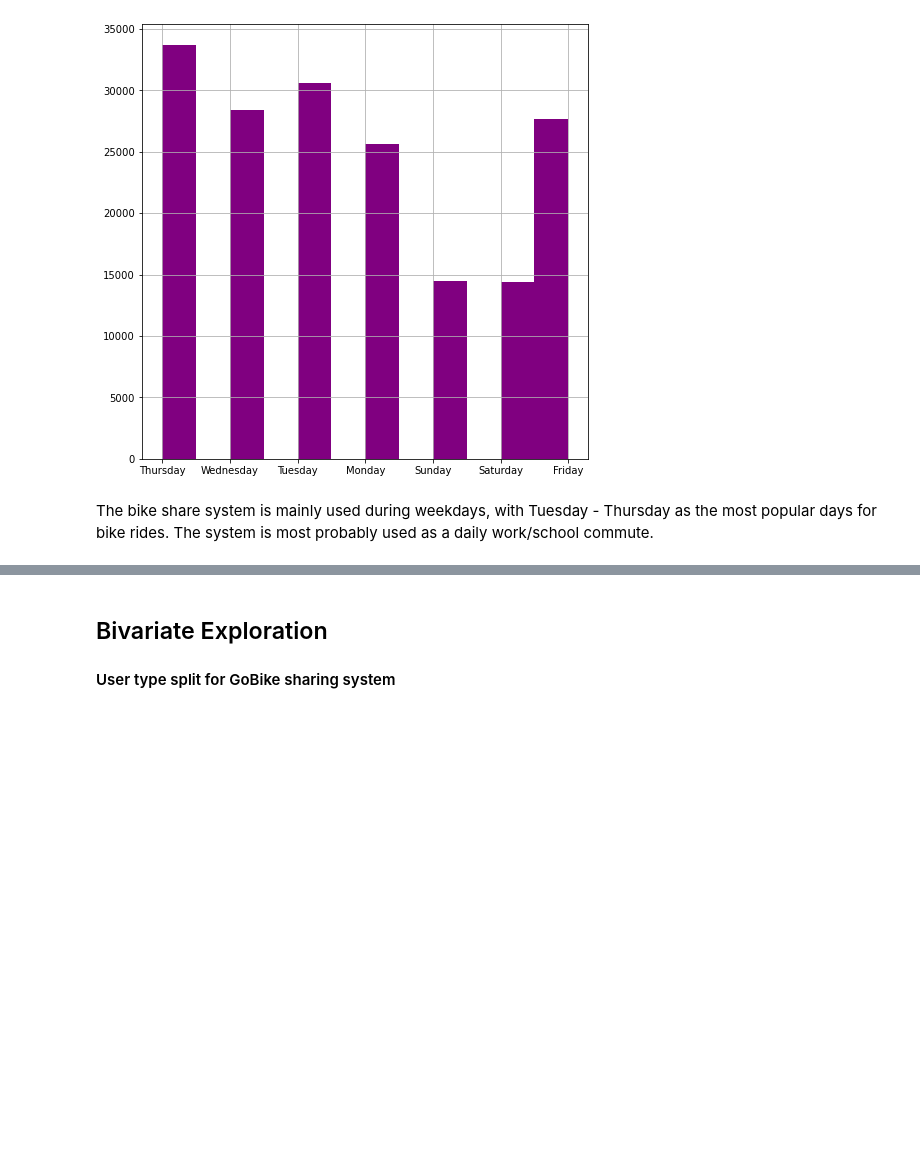
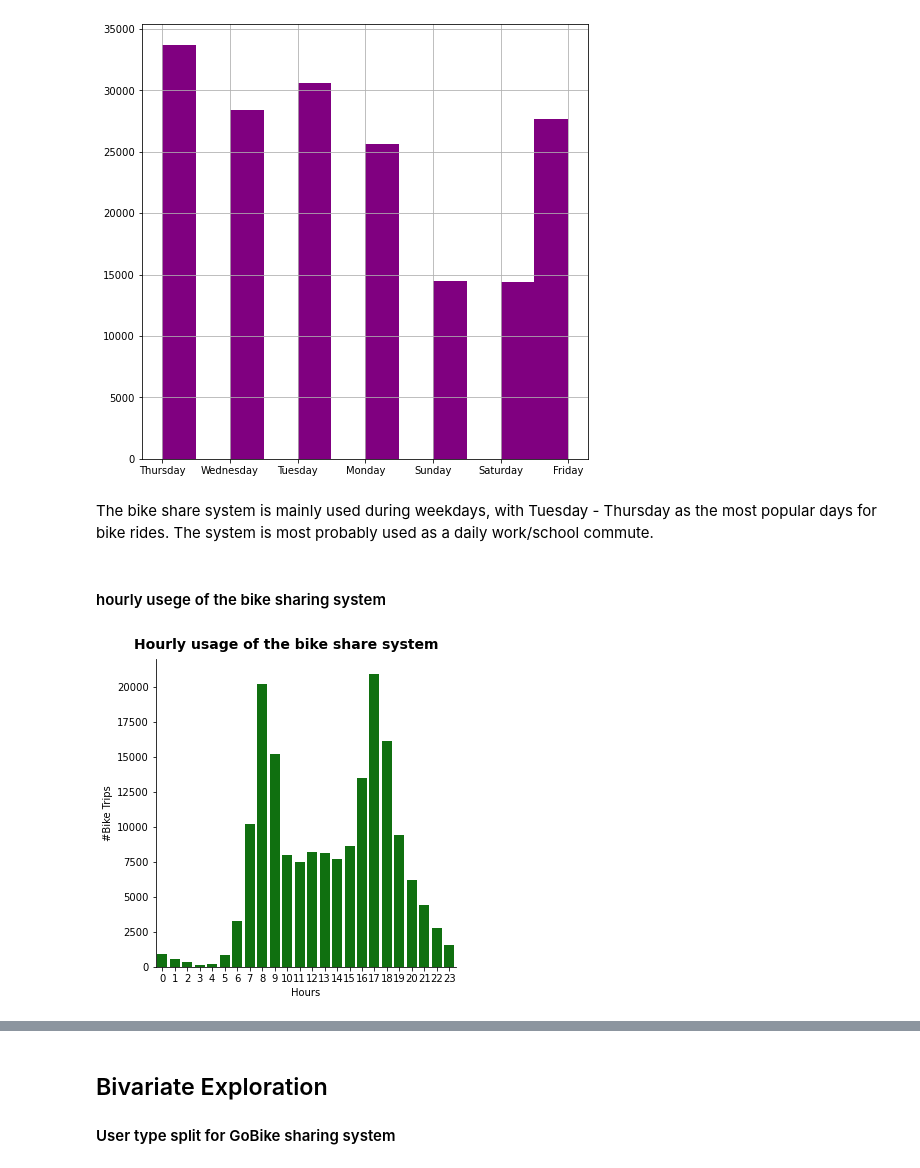
Before and after one commit to Yasmine-hub/Udacity_communicate-data-findings, a Jupyter notebook: exploration_template.ipynb, the cells around one changed output, grey strips where cells are left out. Saved outputs shown, nothing was run; the diff lists cells and outputs as text; code cells hidden in the pictures; blank space fills up the shorter version.

```diff
--- a/exploration_template.ipynb
+++ b/exploration_template.ipynb
@@ -252,3 +252,14 @@ df.weekday.hist(color='purple', figsize=(8,8), bins=12);
 [figure]
 # %% [markdown]
 The bike share system is mainly used during weekdays, with Tuesday - Thursday as the most popular days for bike rides. The system is most probably used as a daily work/school commute.
+# %% [markdown]
+#### hourly usege of the bike sharing system
+# %%
+
+# hourly usege of the bike sharing system
+
+g = sb.catplot(data=df, x='hour', kind='count', color = 'green')
+g.set_axis_labels("Hours", "#Bike Trips")
+g.fig.suptitle('Hourly usage of the bike share system', y=1.03, fontsize=14, fontweight='semibold');
+# %% [output]
+[figure, added]
```
Also changed, not shown: parts of 21 cells of this notebook, 2 other files.
